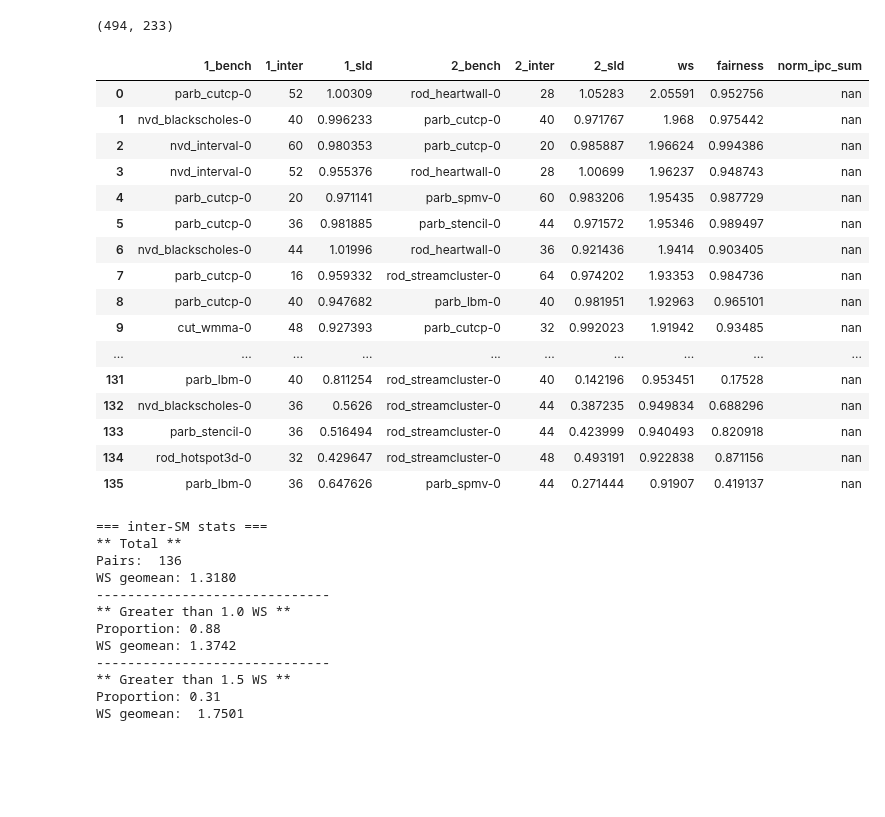
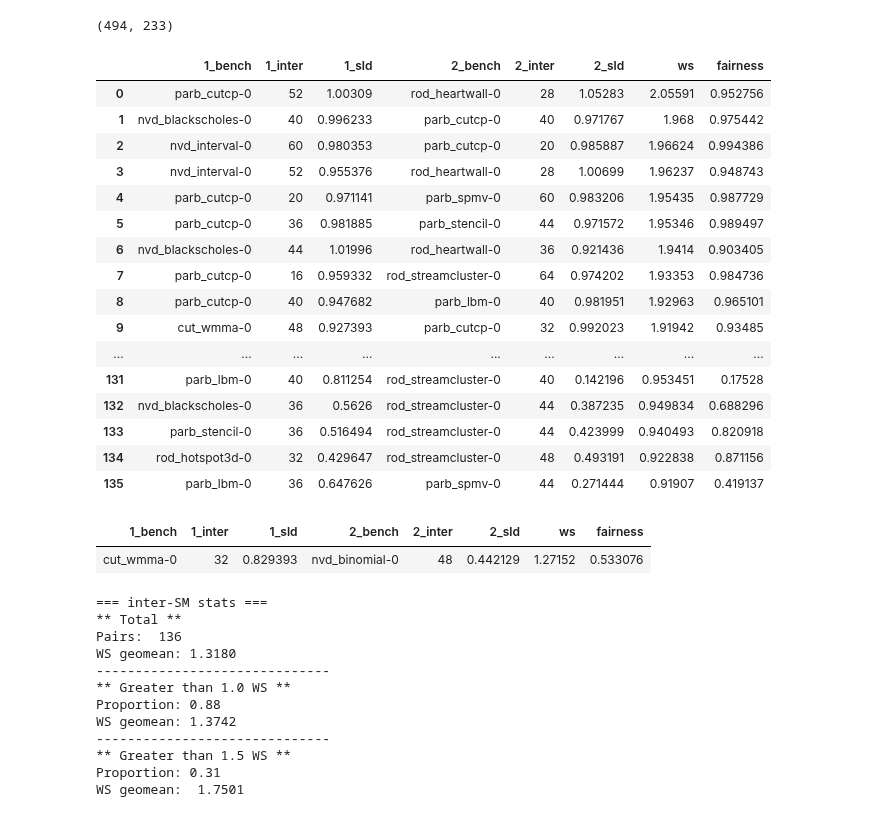
Before and after one commit to UofT-EcoSystem/GPU-Virtualization-Benchmarks, a Jupyter notebook: util/data/notebooks/View_Compare_Sharing.ipynb, the cells around one changed output. Saved outputs shown, nothing was run; the diff lists cells and outputs as text; code cells hidden in the pictures; blank space fills up the shorter version.

```diff
--- a/util/data/notebooks/View_Compare_Sharing.ipynb
+++ b/util/data/notebooks/View_Compare_Sharing.ipynb
@@ -47,6 +48,7 @@ output = os.path.join(PKL_PATH, 'pair_inter.pkl')
 
 %run $gen_pair --csv $csv --output $output --seq_pkl $seq_pkl --how inter --isolated_pkl $inter_pkl
 # %%
+output = os.path.join(PKL_PATH, 'pair_inter.pkl')
 df_inter = pd.read_pickle(output)
 print(df_inter.shape)
 df_inter.sort_values(['1_bench', '2_bench'], inplace=True)
@@ -59,34 +61,41 @@ df_inter = df_inter[df_inter['fairness'] > 0]
 # %%
 # Only show best performance for each benchmark pair
 df_inter_show = df_inter.sort_values('ws', ascending=False).drop_duplicates(['1_bench','2_bench'])
 df_inter_show.reset_index(inplace=True, drop=True)
 # df_inter_show = df_inter_show[(df_inter_show['1_bench']=='parb_lbm-0')|(df_inter_show['2_bench']=='parb_lbm-0')]
 
 # df_inter_show['delta'] = df_inter_show['norm_ipc_sum'] - df_inter_show['ws']
 
 col_inter_show = ['1_bench', '1_inter', '1_sld',
-                    '2_bench', '2_inter', '2_sld', 'ws', 'fairness', 'norm_ipc_sum']
+                    '2_bench', '2_inter', '2_sld', 'ws', 'fairness']
 draw_table(df_inter_show, col_inter_show, False).format({'avg_dram_bw_x':'{:.4f}',
                                                          'avg_dram_bw_y':'{:.4f}',
                                                         })
 # %% [output]
-|  | 1_bench | 1_inter | 1_sld | 2_bench | 2_inter | 2_sld | ws | fairness | norm_ipc_sum |
-| 0 | parb_cutcp-0 | 52 | 1.00309 | rod_heartwall-0 | 28 | 1.05283 | 2.05591 | 0.952756 | nan |
-| 1 | nvd_blackscholes-0 | 40 | 0.996233 | parb_cutcp-0 | 40 | 0.971767 | 1.968 | 0.975442 | nan |
-| 2 | nvd_interval-0 | 60 | 0.980353 | parb_cutcp-0 | 20 | 0.985887 | 1.96624 | 0.994386 | nan |
-| 3 | nvd_interval-0 | 52 | 0.955376 | rod_heartwall-0 | 28 | 1.00699 | 1.96237 | 0.948743 | nan |
-| 4 | parb_cutcp-0 | 20 | 0.971141 | parb_spmv-0 | 60 | 0.983206 | 1.95435 | 0.987729 | nan |
-| 5 | parb_cutcp-0 | 36 | 0.981885 | parb_stencil-0 | 44 | 0.971572 | 1.95346 | 0.989497 | nan |
-| 6 | nvd_blackscholes-0 | 44 | 1.01996 | rod_heartwall-0 | 36 | 0.921436 | 1.9414 | 0.903405 | nan |
-| 7 | parb_cutcp-0 | 16 | 0.959332 | rod_streamcluster-0 | 64 | 0.974202 | 1.93353 | 0.984736 | nan |
-| 8 | parb_cutcp-0 | 40 | 0.947682 | parb_lbm-0 | 40 | 0.981951 | 1.92963 | 0.965101 | nan |
-| 9 | cut_wmma-0 | 48 | 0.927393 | parb_cutcp-0 | 32 | 0.992023 | 1.91942 | 0.93485 | nan |
-| ... | ... | ... | ... | ... | ... | ... | ... | ... | ... |
-| 131 | parb_lbm-0 | 40 | 0.811254 | rod_streamcluster-0 | 40 | 0.142196 | 0.953451 | 0.17528 | nan |
-| 132 | nvd_blackscholes-0 | 36 | 0.5626 | rod_streamcluster-0 | 44 | 0.387235 | 0.949834 | 0.688296 | nan |
-| 133 | parb_stencil-0 | 36 | 0.516494 | rod_streamcluster-0 | 44 | 0.423999 | 0.940493 | 0.820918 | nan |
-| 134 | rod_hotspot3d-0 | 32 | 0.429647 | rod_streamcluster-0 | 48 | 0.493191 | 0.922838 | 0.871156 | nan |
-| 135 | parb_lbm-0 | 36 | 0.647626 | parb_spmv-0 | 44 | 0.271444 | 0.91907 | 0.419137 | nan |
+|  | 1_bench | 1_inter | 1_sld | 2_bench | 2_inter | 2_sld | ws | fairness |
+| 0 | parb_cutcp-0 | 52 | 1.00309 | rod_heartwall-0 | 28 | 1.05283 | 2.05591 | 0.952756 |
+| 1 | nvd_blackscholes-0 | 40 | 0.996233 | parb_cutcp-0 | 40 | 0.971767 | 1.968 | 0.975442 |
+| 2 | nvd_interval-0 | 60 | 0.980353 | parb_cutcp-0 | 20 | 0.985887 | 1.96624 | 0.994386 |
+| 3 | nvd_interval-0 | 52 | 0.955376 | rod_heartwall-0 | 28 | 1.00699 | 1.96237 | 0.948743 |
+| 4 | parb_cutcp-0 | 20 | 0.971141 | parb_spmv-0 | 60 | 0.983206 | 1.95435 | 0.987729 |
+| 5 | parb_cutcp-0 | 36 | 0.981885 | parb_stencil-0 | 44 | 0.971572 | 1.95346 | 0.989497 |
+| 6 | nvd_blackscholes-0 | 44 | 1.01996 | rod_heartwall-0 | 36 | 0.921436 | 1.9414 | 0.903405 |
+| 7 | parb_cutcp-0 | 16 | 0.959332 | rod_streamcluster-0 | 64 | 0.974202 | 1.93353 | 0.984736 |
+| 8 | parb_cutcp-0 | 40 | 0.947682 | parb_lbm-0 | 40 | 0.981951 | 1.92963 | 0.965101 |
+| 9 | cut_wmma-0 | 48 | 0.927393 | parb_cutcp-0 | 32 | 0.992023 | 1.91942 | 0.93485 |
+| ... | ... | ... | ... | ... | ... | ... | ... | ... |
+| 131 | parb_lbm-0 | 40 | 0.811254 | rod_streamcluster-0 | 40 | 0.142196 | 0.953451 | 0.17528 |
+| 132 | nvd_blackscholes-0 | 36 | 0.5626 | rod_streamcluster-0 | 44 | 0.387235 | 0.949834 | 0.688296 |
+| 133 | parb_stencil-0 | 36 | 0.516494 | rod_streamcluster-0 | 44 | 0.423999 | 0.940493 | 0.820918 |
+| 134 | rod_hotspot3d-0 | 32 | 0.429647 | rod_streamcluster-0 | 48 | 0.493191 | 0.922838 | 0.871156 |
+| 135 | parb_lbm-0 | 36 | 0.647626 | parb_spmv-0 | 44 | 0.271444 | 0.91907 | 0.419137 |
+# %%
+draw_table(df_inter_show[(df_inter_show['1_bench']=='cut_wmma-0')
+                         &(df_inter_show['2_bench']=='nvd_binomial-0')],
+           col_inter_show)
+# %% [output]
+| 1_bench | 1_inter | 1_sld | 2_bench | 2_inter | 2_sld | ws | fairness |
+| cut_wmma-0 | 32 | 0.829393 | nvd_binomial-0 | 48 | 0.442129 | 1.27152 | 0.533076 |
 # %%
 print('=== inter-SM stats ===')
 print('** Total **')
```
Also changed, not shown: parts of 10 cells of this notebook, 13 other files.
